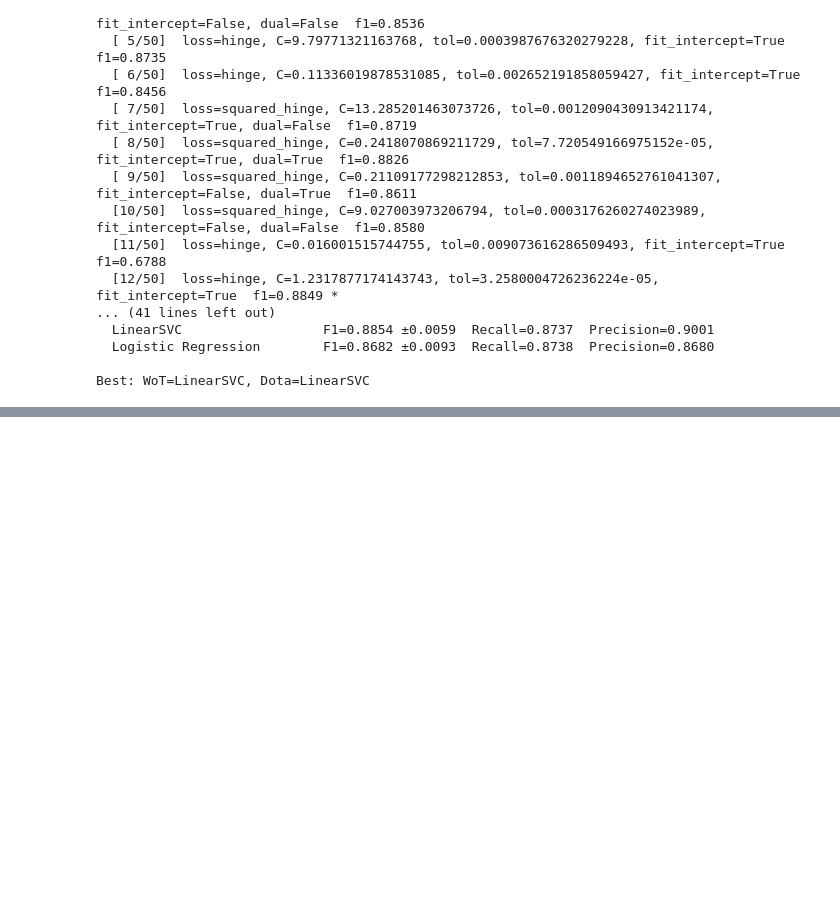
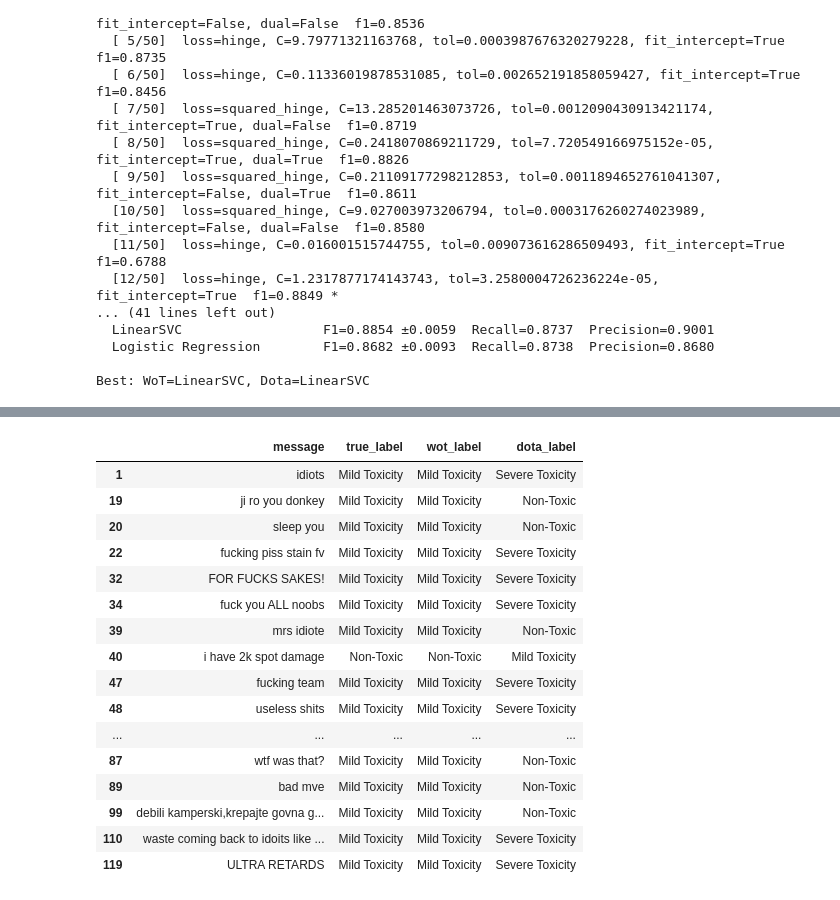
Before and after one commit to paolacalle/gaming-toxicity-detection, a Jupyter notebook: notebooks/gaming/02_ml_multiclass.ipynb, the cells around one changed output, grey strips where cells are left out. Drawn from its saved outputs; the diff is of its cells as text; code cells hidden in the pictures; blank space fills up the shorter version.

```diff
--- a/notebooks/gaming/02_ml_multiclass.ipynb
+++ b/notebooks/gaming/02_ml_multiclass.ipynb
@@ -597,0 +1143,82 @@ NameError: name 'combined_best_model_name' is not defined
+# %%
+def compare_model_correctness(y_true, pred_a, pred_b, name_a, name_b):
+    a_correct = pred_a == y_true
+    b_correct = pred_b == y_true
+
+    return pd.Series({
+        'both_correct': int((a_correct & b_correct).sum()),
+        f'only_{name_a}_correct': int((a_correct & ~b_correct).sum()),
+        f'only_{name_b}_correct': int((~a_correct & b_correct).sum()),
+        'both_wrong': int((~a_correct & ~b_correct).sum()),
+    })
+
+
+def complementary_examples(df, y_true, pred_a, pred_b, name_a, name_b, class_names):
+    out = df.copy().reset_index(drop=True)
+    out['y_true'] = y_true
+    out[f'pred_{name_a}'] = pred_a
+    out[f'pred_{name_b}'] = pred_b
+
+    out['true_label'] = out['y_true'].map(dict(enumerate(class_names)))
+    out[f'{name_a}_label'] = out[f'pred_{name_a}'].map(dict(enumerate(class_names)))
+    out[f'{name_b}_label'] = out[f'pred_{name_b}'].map(dict(enumerate(class_names)))
+
+    only_a = out[(out['y_true'] == out[f'pred_{name_a}']) & (out['y_true'] != out[f'pred_{name_b}'])]
+    only_b = out[(out['y_true'] != out[f'pred_{name_a}']) & (out['y_true'] == out[f'pred_{name_b}'])]
+
+    return only_a, only_b
+
+
+# WoT validation: what does Dota get right that WoT misses, and vice versa?
+wot_val_df = load_wot('val').copy()
+wot_val_df['label'] = wot_val_df['label'].astype(int).map(WOT_SCHEME_3)
+
+X_wot_val = wot_val_df['message']
+y_wot_val = wot_val_df['label'].values
+
+wot_on_wot = wot_best_pipe.predict(X_wot_val)
+dota_on_wot = dota_best_pipe.predict(X_wot_val)
+
+wot_overlap = compare_model_correctness(
+    y_wot_val, wot_on_wot, dota_on_wot, 'wot', 'dota'
+)
+display(wot_overlap.to_frame(name='WoT validation'))
+
+wot_only_wot_correct, wot_only_dota_correct = complementary_examples(
+    wot_val_df, y_wot_val, wot_on_wot, dota_on_wot,
+    'wot', 'dota', WOT_CLASS_NAMES[3]
+)
+
+print('WoT examples only WoT gets right:')
+display(wot_only_wot_correct[['message', 'true_label', 'wot_label', 'dota_label']].head(20))
+
+print('WoT examples only Dota gets right:')
+display(wot_only_dota_correct[['message', 'true_label', 'wot_label', 'dota_label']].head(20))
+
+
+# Dota validation: what does WoT get right that Dota misses, and vice versa?
+dota_val_df = load_dota('val').copy()
+dota_val_df['label'] = dota_val_df['label'].astype(int).map(DOTA_SCHEME_3)
+
+X_dota_val = dota_val_df['message']
+y_dota_val = dota_val_df['label'].values
+
+dota_on_dota = dota_best_pipe.predict(X_dota_val)
+wot_on_dota = wot_best_pipe.predict(X_dota_val)
+
+dota_overlap = compare_model_correctness(
+    y_dota_val, dota_on_dota, wot_on_dota, 'dota', 'wot'
+)
+display(dota_overlap.to_frame(name='Dota validation'))
+
+dota_only_dota_correct, dota_only_wot_correct = complementary_examples(
+    dota_val_df, y_dota_val, dota_on_dota, wot_on_dota,
+    'dota', 'wot', DOTA_CLASS_NAMES[3]
+)
+
+print('Dota examples only Dota gets right:')
+display(dota_only_dota_correct[['message', 'true_label', 'dota_label', 'wot_label']].head(20))
+
+print('Dota examples only WoT gets right:')
+display(dota_only_wot_correct[['message', 'true_label', 'dota_label', 'wot_label']].head(20))
+# %% [output]
@@ -597,0 +1231,17 @@ NameError: name 'combined_best_model_name' is not defined
+|  | message | true_label | wot_label | dota_label |
+| 1 | idiots | Mild Toxicity | Mild Toxicity | Severe Toxicity |
+| 19 | ji ro you donkey | Mild Toxicity | Mild Toxicity | Non-Toxic |
+| 20 | sleep you | Mild Toxicity | Mild Toxicity | Non-Toxic |
+| 22 | fucking piss stain fv | Mild Toxicity | Mild Toxicity | Severe Toxicity |
+| 32 | FOR FUCKS SAKES! | Mild Toxicity | Mild Toxicity | Severe Toxicity |
+| 34 | fuck you ALL noobs | Mild Toxicity | Mild Toxicity | Severe Toxicity |
+| 39 | mrs idiote | Mild Toxicity | Mild Toxicity | Non-Toxic |
+| 40 | i have 2k spot damage | Non-Toxic | Non-Toxic | Mild Toxicity |
+| 47 | fucking team | Mild Toxicity | Mild Toxicity | Severe Toxicity |
+| 48 | useless shits | Mild Toxicity | Mild Toxicity | Severe Toxicity |
+| ... | ... | ... | ... | ... |
+| 87 | wtf was that? | Mild Toxicity | Mild Toxicity | Non-Toxic |
+| 89 | bad mve | Mild Toxicity | Mild Toxicity | Non-Toxic |
+| 99 | debili kamperski,krepajte govna g... | Mild Toxicity | Mild Toxicity | Non-Toxic |
+| 110 | waste coming back to idoits like ... | Mild Toxicity | Mild Toxicity | Severe Toxicity |
+| 119 | ULTRA RETARDS | Mild Toxicity | Mild Toxicity | Severe Toxicity |
```
Also changed, not shown: parts of 26 cells of this notebook, 1 other file.
